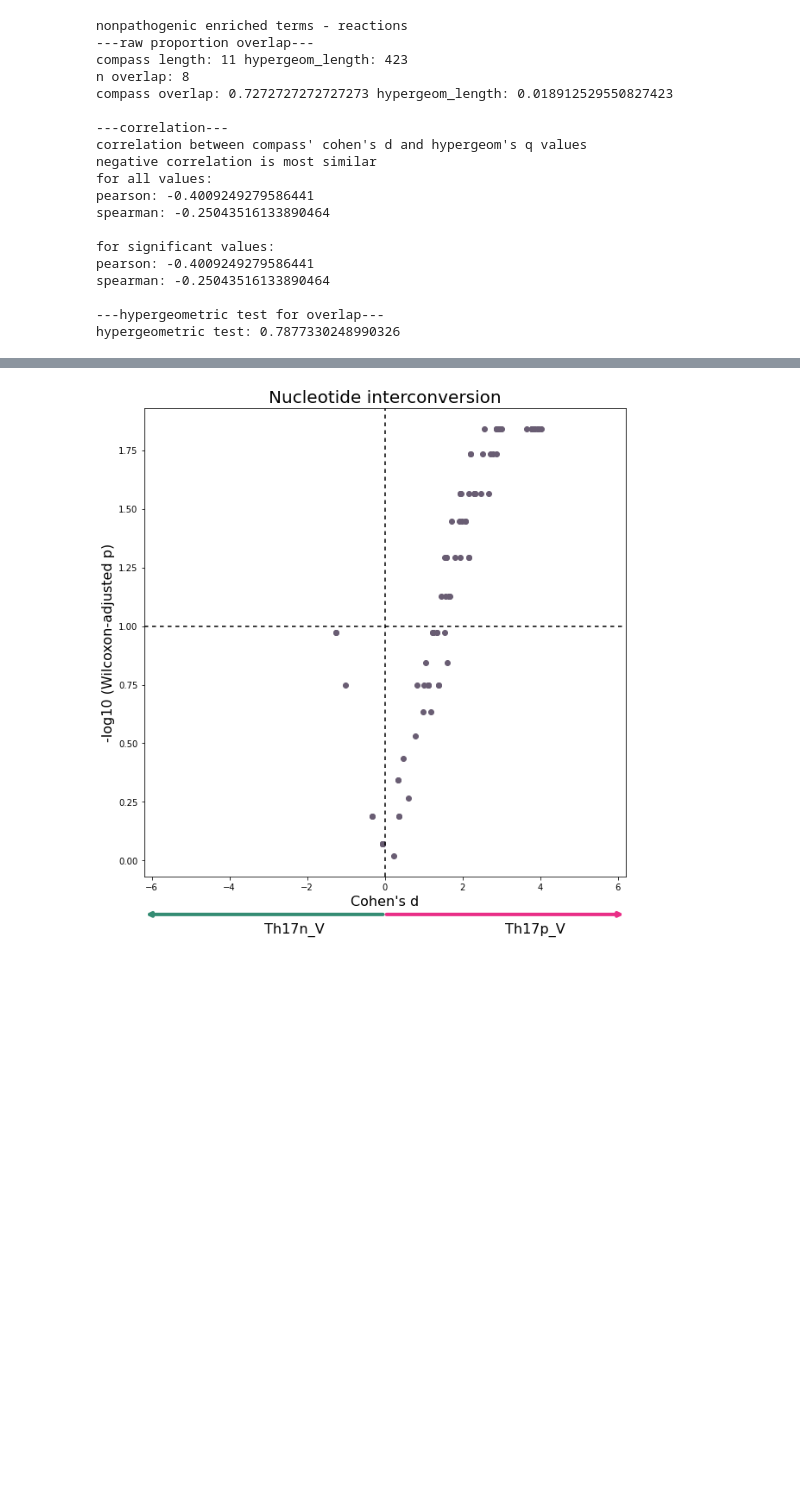
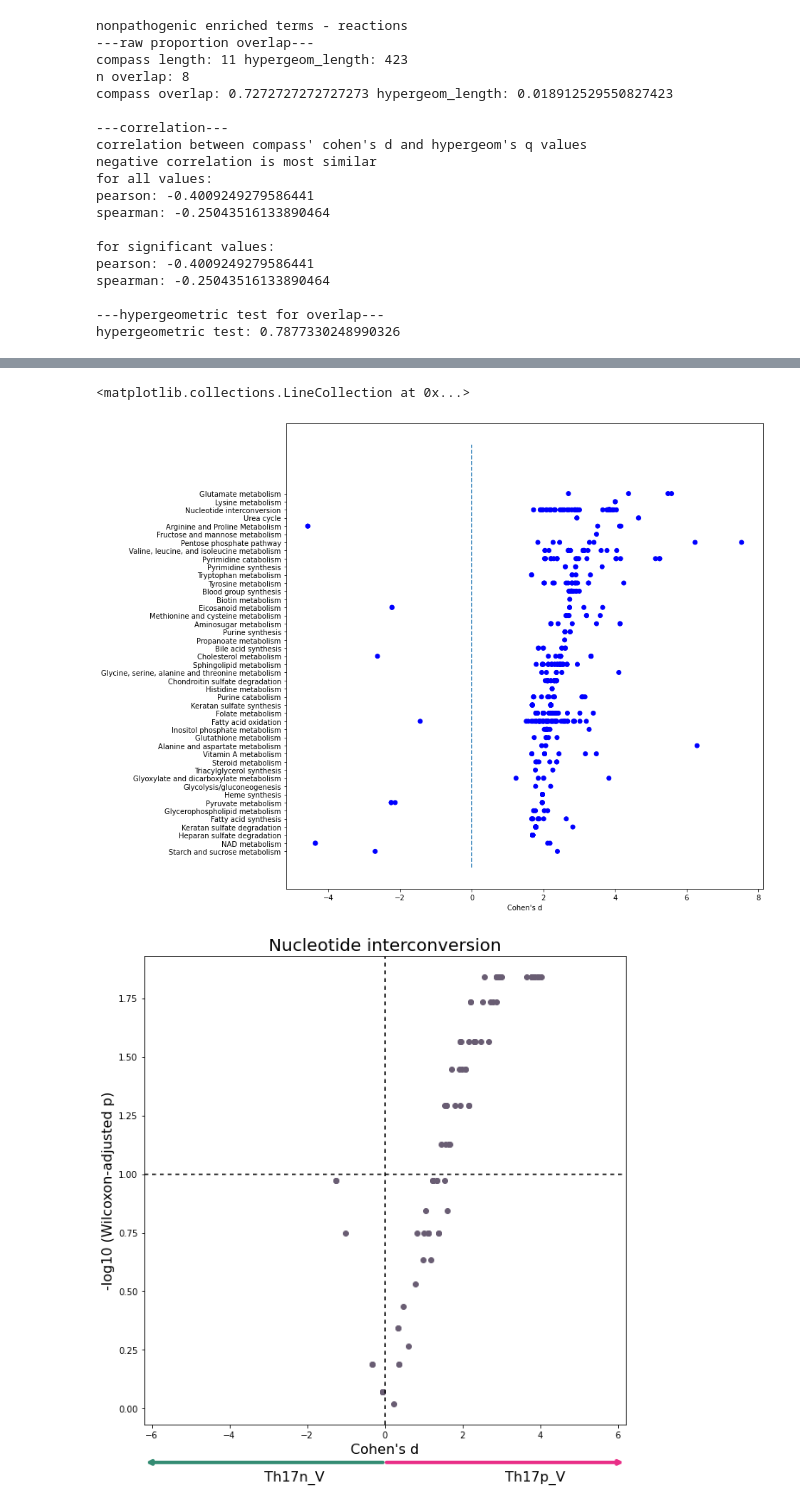
Before and after one commit to z2e2/metabolic_analysis, a Jupyter notebook: 2_compass_comparison.ipynb, the cells around one changed output, grey strips where cells are left out. Saved outputs shown, nothing was run; the diff lists cells and outputs as text; code cells hidden in the pictures; blank space fills up the shorter version.

Commit message:
hypergeometric test for enrichment on scrna data

```diff
--- a/2_compass_comparison.ipynb
+++ b/2_compass_comparison.ipynb
@@ -586,3 +617,26 @@ hypergeometric test: 0.7877330248990326
+# %%
+color = data['metadata_r_id'].map(lambda x: 'r' if x in pvn_rxn['term'] else 'b')
+# %%
+# only significant
+data = W[~W['subsystem'].isin(["Miscellaneous", "Unassigned"])]
+data = data[~data['subsystem'].map(lambda x: "Transport" in x or "Exchange" in x or x == "Other")]
+items, counts = np.unique(data['subsystem'], return_counts=True)
+items = [items[i] for i in range(len(items)) if counts[i] > 5] #filter(n() > 5) %>%
+data = data[data['subsystem'].isin(items)]
+data = data[data['adjusted_pval'] < 0.05]
+plt.figure(figsize=(12,12))
+axs = plt.gca()
+#Sorts the reactions for plotting
+d = data[data['adjusted_pval'] < 0.05].groupby('subsystem')['cohens_d'].median().abs()
+axs.scatter(d[d.argsort], d[d.argsort].index, alpha=0)
+#color = data['cohens_d'].map(lambda x: 'r' if x >= 0 else 'b')
+alpha = data['adjusted_pval'].map(lambda x: 1.0 if x < 0.1 else 0.25)
+axs.scatter(data['cohens_d'], data['subsystem'], c=color, alpha=alpha)
+axs.set_xlabel("Cohen's d")
+axs.vlines(x=0, ymin=-2, ymax=50, linestyles='--')
+# %% [output]
+<matplotlib.collections.LineCollection at 0x...>
+[figure, added]
 # %%
 import matplotlib.pyplot as plt
 import matplotlib
```
Also changed, not shown: parts of 2 cells of this notebook, 12 other files.
